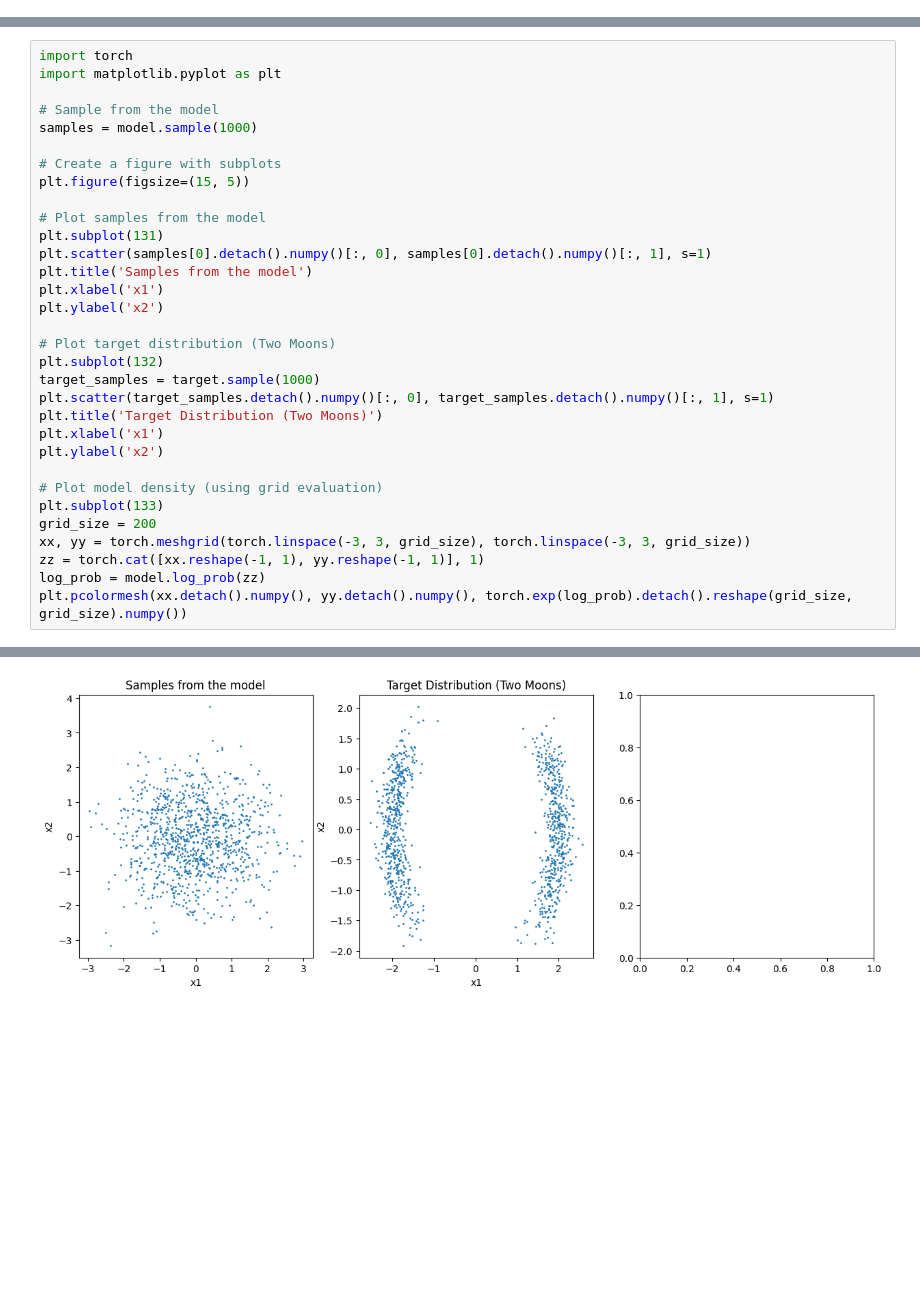
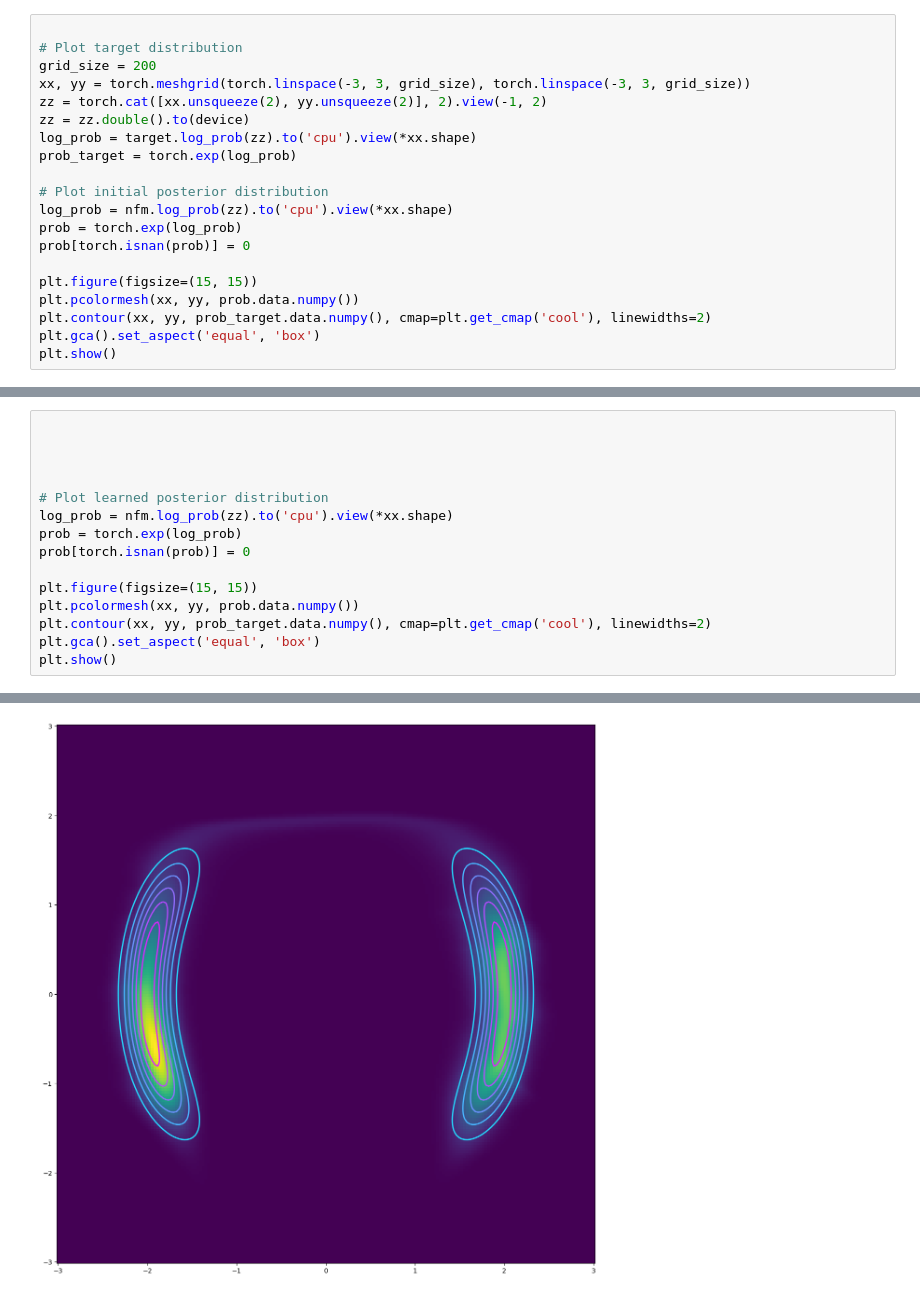
Before and after one commit to SamyBraik/InternshipProduction, a Jupyter notebook: ModelComparison.ipynb, the cells around one changed output, grey strips where cells are left out. Cells and saved outputs as stored; diff of their text form; blank space fills up the shorter version.

```diff
--- a/ModelComparison.ipynb
+++ b/ModelComparison.ipynb
@@ -30,0 +50,20 @@ optimizer.step()
+# %%
+
+# Plot target distribution
+grid_size = 200
+xx, yy = torch.meshgrid(torch.linspace(-3, 3, grid_size), torch.linspace(-3, 3, grid_size))
+zz = torch.cat([xx.unsqueeze(2), yy.unsqueeze(2)], 2).view(-1, 2)
+zz = zz.double().to(device)
+log_prob = target.log_prob(zz).to('cpu').view(*xx.shape)
+prob_target = torch.exp(log_prob)
+
+# Plot initial posterior distribution
+log_prob = nfm.log_prob(zz).to('cpu').view(*xx.shape)
+prob = torch.exp(log_prob)
+prob[torch.isnan(prob)] = 0
+
+plt.figure(figsize=(15, 15))
+plt.pcolormesh(xx, yy, prob.data.numpy())
+plt.contour(xx, yy, prob_target.data.numpy(), cmap=plt.get_cmap('cool'), linewidths=2)
+plt.gca().set_aspect('equal', 'box')
+plt.show()
@@ -31,33 +97,16 @@ optimizer.step()
 # %%
-import torch
-import matplotlib.pyplot as plt
 
-# Sample from the model
-samples = model.sample(1000)
 
-# Create a figure with subplots
-plt.figure(figsize=(15, 5))
 
-# Plot samples from the model
-plt.subplot(131)
-plt.scatter(samples[0].detach().numpy()[:, 0], samples[0].detach().numpy()[:, 1], s=1)
-plt.title('Samples from the model')
-plt.xlabel('x1')
-plt.ylabel('x2')
 
-# Plot target distribution (Two Moons)
-plt.subplot(132)
-target_samples = target.sample(1000)
-plt.scatter(target_samples.detach().numpy()[:, 0], target_samples.detach().numpy()[:, 1], s=1)
-plt.title('Target Distribution (Two Moons)')
-plt.xlabel('x1')
-plt.ylabel('x2')
+# Plot learned posterior distribution
+log_prob = nfm.log_prob(zz).to('cpu').view(*xx.shape)
+prob = torch.exp(log_prob)
+prob[torch.isnan(prob)] = 0
 
-# Plot model density (using grid evaluation)
-plt.subplot(133)
-grid_size = 200
-xx, yy = torch.meshgrid(torch.linspace(-3, 3, grid_size), torch.linspace(-3, 3, grid_size))
-zz = torch.cat([xx.reshape(-1, 1), yy.reshape(-1, 1)], 1)
-log_prob = model.log_prob(zz)
-plt.pcolormesh(xx.detach().numpy(), yy.detach().numpy(), torch.exp(log_prob).detach().reshape(grid_size, grid_size).numpy())
+plt.figure(figsize=(15, 15))
+plt.pcolormesh(xx, yy, prob.data.numpy())
+plt.contour(xx, yy, prob_target.data.numpy(), cmap=plt.get_cmap('cool'), linewidths=2)
+plt.gca().set_aspect('equal', 'box')
+plt.show()
 # %% [output]
@@ -65 +113 @@ RuntimeError: Can't call numpy() on Tensor that requires grad. Use tensor.detach
-[figure, old version]
+[figure, new version]
```
Also changed, not shown: parts of 5 cells of this notebook.
